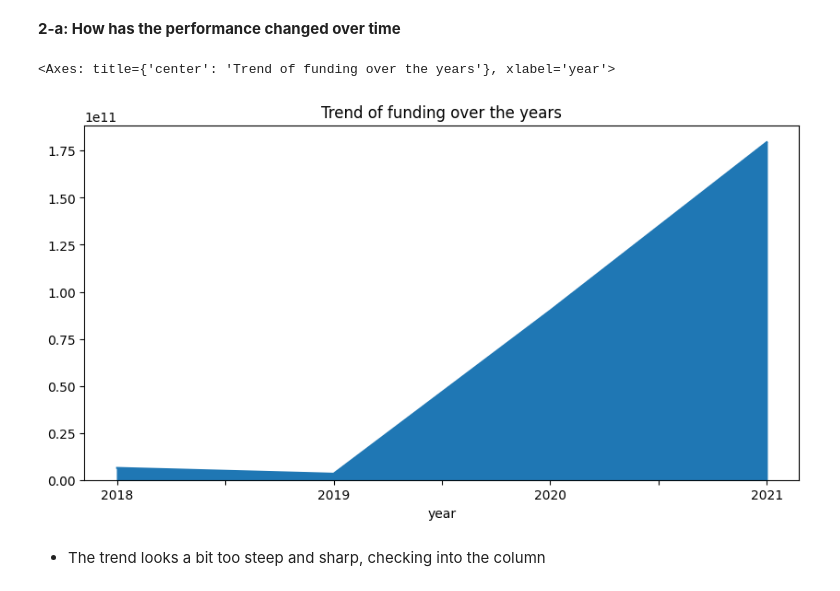
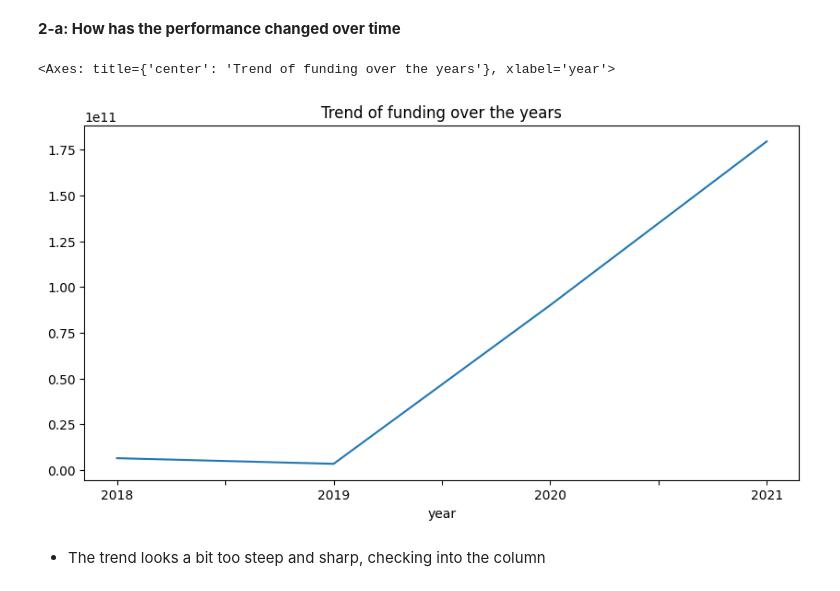
Before and after one commit to MayayaPatrick/Indian_Startup_Project, a Jupyter notebook: LP1_project.ipynb, the cells around one changed output. Cells and saved outputs as stored; diff of their text form; code cells hidden in the pictures.

Commit message:
use line plot to make trends over years more readable

```diff
--- a/LP1_project.ipynb
+++ b/LP1_project.ipynb
@@ -1973,17 +1973,17 @@ The Ecosystem has received a total of USD 279,374,488,215 in funding over the pe
 # %%
 #Trend of the total funding received over the years
 (comb_data
  .groupby('year')
  .amount
  .sum()
- .plot(kind='area',
+ .plot(kind='line',
        figsize= (10,5),
        title='Trend of funding over the years'
        )
  )
 # %% [output]
 <Axes: title={'center': 'Trend of funding over the years'}, xlabel='year'>
-[figure, old version]
+[figure, new version]
 # %% [markdown]
 * The trend looks a bit too steep and sharp, checking into the column
 # %%
```
